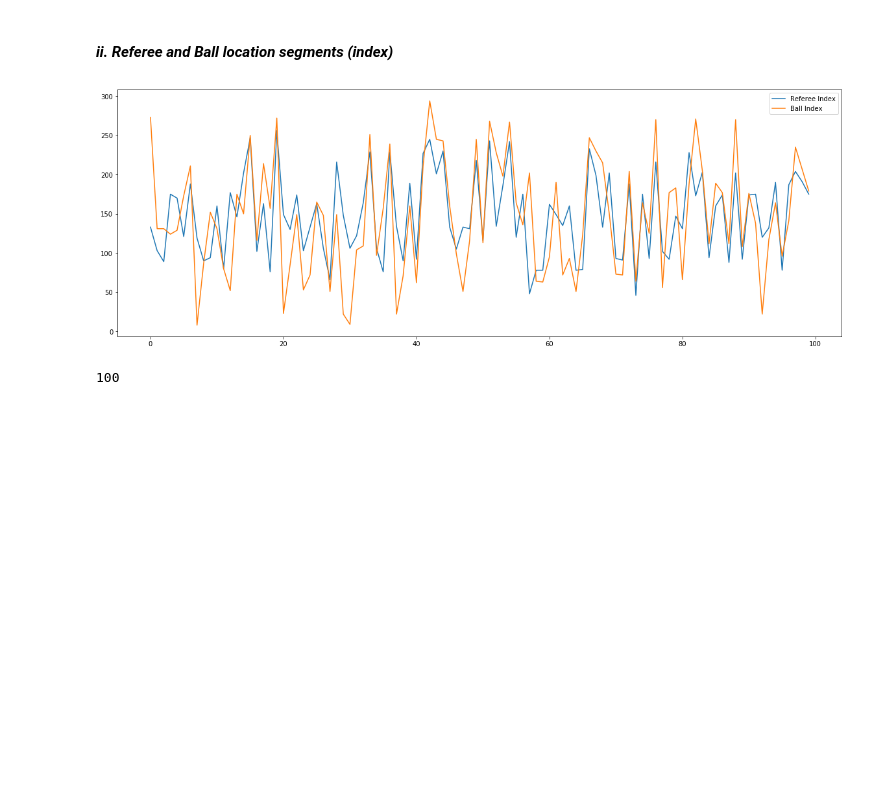
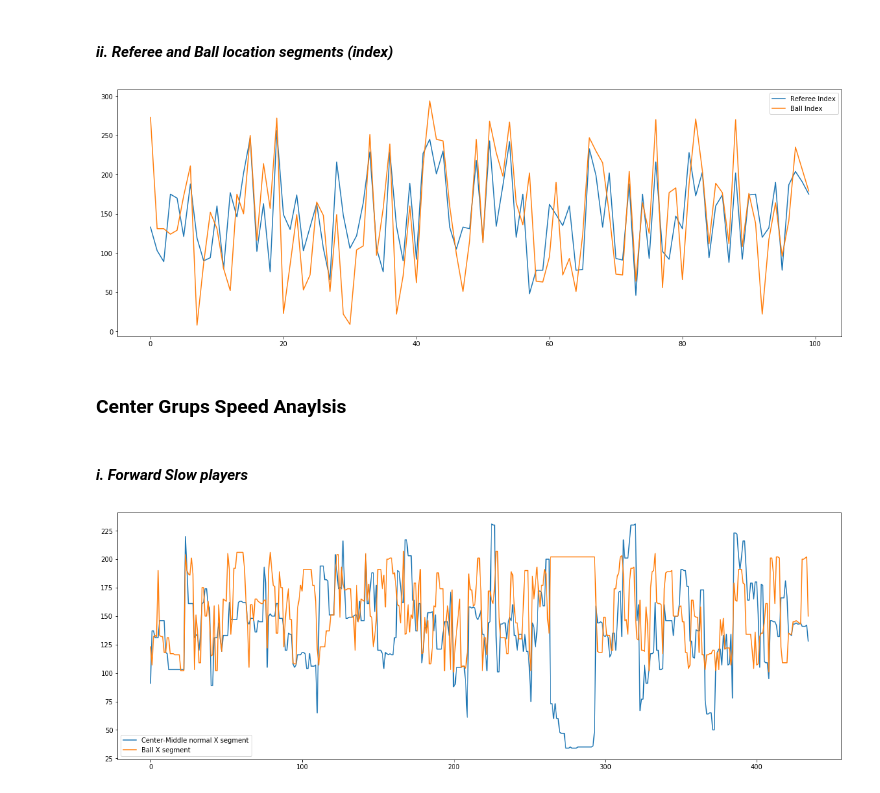
Before and after one commit to anaramirli/predict-soccer-ball-location, a Jupyter notebook: src/feature_analysis.ipynb, the cells around one changed output. Cells and saved outputs as stored; diff of their text form; code cells hidden in the pictures; blank space fills up the shorter version.

```diff
--- a/src/feature_analysis.ipynb
+++ b/src/feature_analysis.ipynb
@@ -458,7 +458,7 @@ df2 = pd.DataFrame({
 plt.figure(figsize=(20,7))
 df2[['Referee Index', 'Ball Index']].plot(ax = plt.gca())
 plt.show()
-len(ball_idx)
 # %% [output]
 [figure]
-100
+# %% [markdown]
+### Center Grups Speed Anaylsis
@@ -464,0 +508,8 @@ len(ball_idx)
+# %% [markdown]
+#### *i. Forward Slow players*
+# %%
+plt.figure(figsize=(20,7))
+df[['Center-Middle normal X segment', 'Ball X segment']].plot(ax = plt.gca())
+plt.show()
+# %% [output]
+[figure, added]
```
Also changed, not shown: parts of 10 cells of this notebook.
